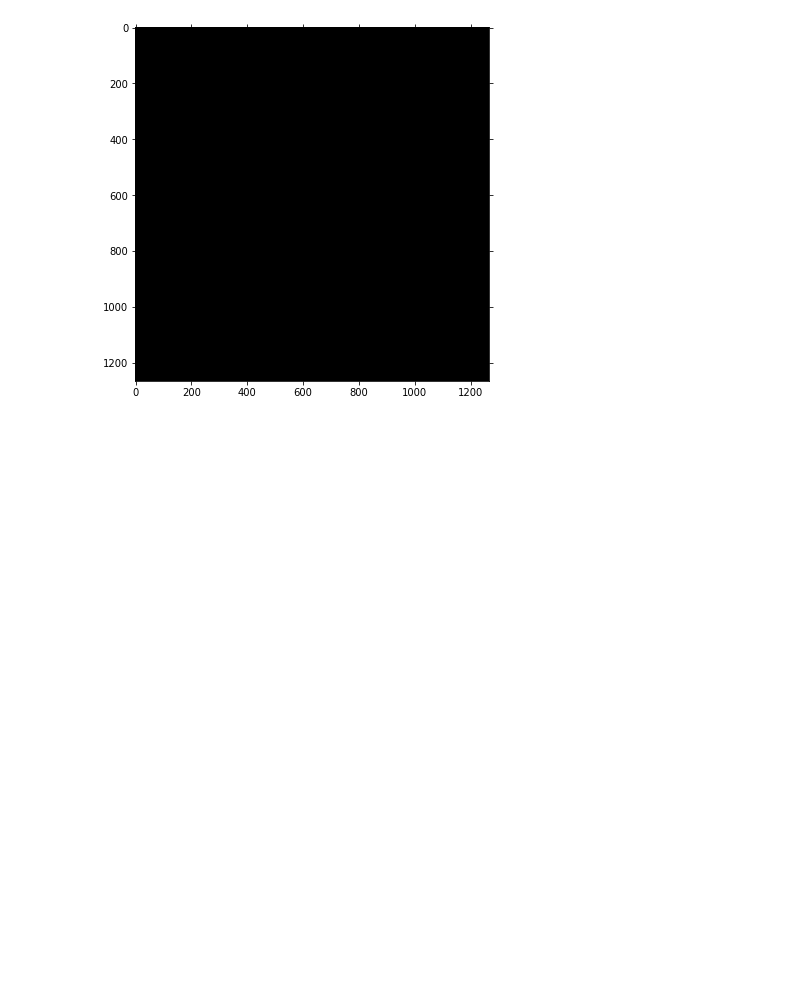
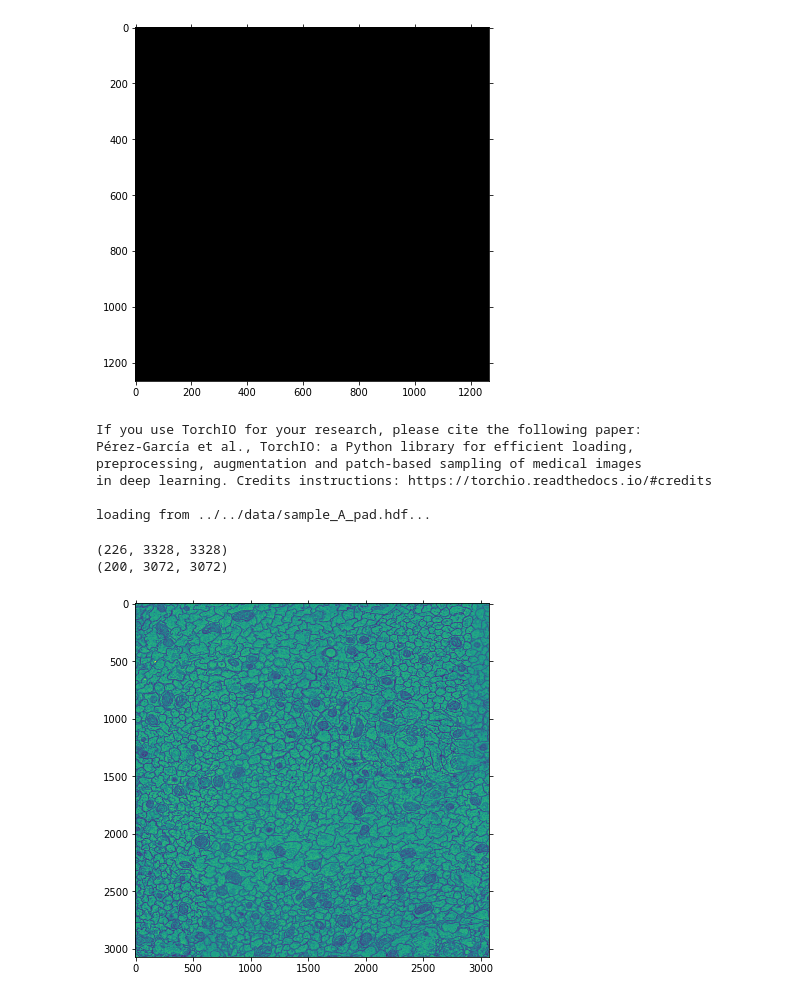
Before and after one commit to image-infomatics/neutorch, a Jupyter notebook: neutorch/notebooks/affinity_2_seg.ipynb, the cells around one changed output. Drawn from its saved outputs; the diff is of its cells as text; code cells hidden in the pictures; blank space fills up the shorter version.

Commit message:
fix full agglomerate

```diff
--- a/neutorch/notebooks/affinity_2_seg.ipynb
+++ b/neutorch/notebooks/affinity_2_seg.ipynb
@@ -189,3 +189,56 @@ vis_volume(alt)
 vis_volume(recon_label)
 # %% [output]
 [figure]
+# %%
+import numpy as np
+from neutorch.dataset.affinity import TestDataset
+
+stride = (10, 100, 100)
+patch_size = (26,256,256)
+# set up
+begin = []
+for i in range(len(patch_size)):
+    c = patch_size[i] // 2
+    o = stride[i] // 2
+    begin.append(c-o)
+begin = tuple(begin)
+
+
+dataset = TestDataset('../../data/sample_A_pad.hdf', patch_size, stride, with_label=False)
+# %% [output]
+If you use TorchIO for your research, please cite the following paper:
+Pérez-García et al., TorchIO: a Python library for efficient loading,
+preprocessing, augmentation and patch-based sampling of medical images
+in deep learning. Credits instructions: https://torchio.readthedocs.io/#credits
+
+loading from ../../data/sample_A_pad.hdf...
+# %%
+# dataset.full_shape is zero padded on the right, we crop later
+affinity = np.zeros(dataset.full_shape)
+(sz, sy, sx) = stride
+(bz, by, bx) = begin
+
+full_agglomerate = True
+for (index, image) in enumerate(dataset):
+    (iz, iy, ix) = dataset.get_indices(index)
+    image = image[0]
+    (shz, shy, skx) = image.shape
+
+    # write on edges, only need for full agg as otherwise we crop in
+    if full_agglomerate and ( iz == 0 or iy == 0 or ix == 0 ):
+        affinity[iz:iz+shz, iy:iy+shy, ix:ix+skx] = image[:,:,:]
+
+    # write in center of patches
+    affinity[iz+bz:iz+sz+bz, iy+by:iy+sy+by, ix+bx:ix +
+                sx+bx] = image[bz:bz+sz, by:by+sy, bx:bx+sx]
+
+# crop to true shape
+(tz, ty, tx) = dataset.true_shape
+true = affinity[:tz,:ty,:tx]
+# %% [output]
+(226, 3328, 3328)
+(200, 3072, 3072)
+# %%
+vis_volume(true)
+# %% [output]
+[figure, added]
```
Also changed, not shown: parts of 1 cell of this notebook, 4 other files.
